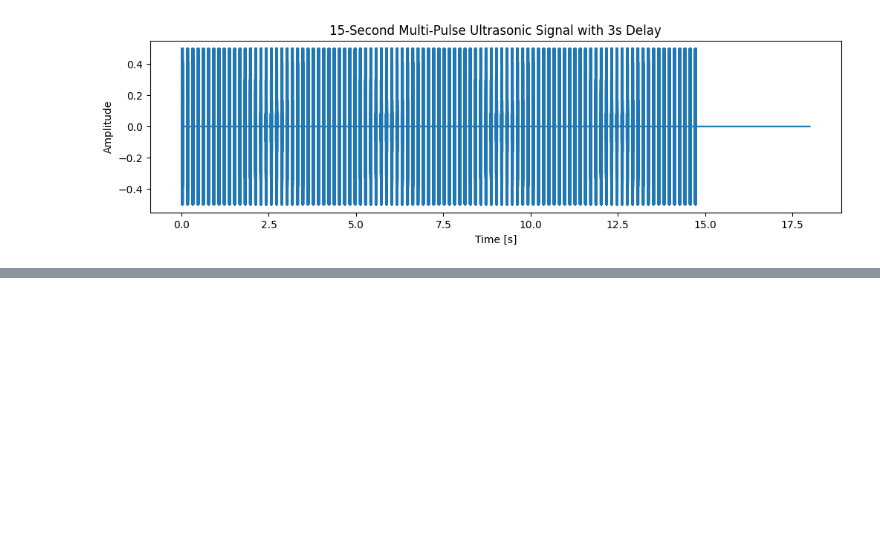
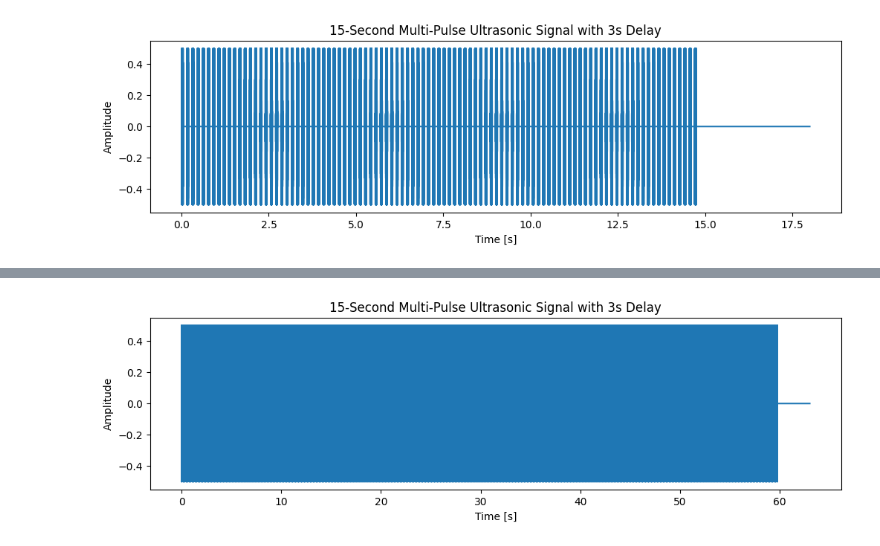
Before and after one commit to chess10kp/cobas, a Jupyter notebook: generate_ultrasonic.ipynb, the cells around one changed output, grey strips where cells are left out. Drawn from its saved outputs; the diff is of its cells as text; code cells hidden in the pictures; blank space fills up the shorter version.

```diff
--- a/generate_ultrasonic.ipynb
+++ b/generate_ultrasonic.ipynb
@@ -653,3 +466,84 @@ Number of pulses to fit 15.0s: 99
 Added 3.0 s silent delay at the end
 Multi-pulse ultrasonic signal with delay saved as 'ultrasonic_multi_pulse_15s_with_delay.wav'
 [figure]
+# %%
+import numpy as np
+import matplotlib.pyplot as plt
+from scipy.io.wavfile import write
+
+# ------------------------------
+# USER SETTINGS
+# ------------------------------
+sample_rate = 44100       # Sampling rate
+pulse_duration = 0.05     # Each pulse duration in seconds (50 ms)
+gap_duration = 0.1        # Gap between pulses in seconds (100 ms)
+total_duration = 60.0     # Total signal duration ~300 seconds
+start_freq = 15000        # Start frequency of sweep (Hz)
+end_freq = 19000          # End frequency of sweep (Hz)
+amplitude = 0.5           # Signal amplitude
+playback_delay = 3.0      # Delay after each playback in seconds
+
+# ------------------------------
+# GENERATE SINGLE PULSE (linear chirp)
+# ------------------------------
+t_pulse = np.linspace(0, pulse_duration, int(sample_rate * pulse_duration), endpoint=False)
+
+# Linear chirp formula
+pulse = amplitude * np.sin(2 * np.pi * (start_freq * t_pulse +
+                                       ((end_freq - start_freq) / (2 * pulse_duration)) * t_pulse**2))
+
+# Apply fade in/out to reduce clicks
+fade_samples = int(0.005 * sample_rate)  # 5 ms fade
+window = np.ones_like(pulse)
+window[:fade_samples] = np.linspace(0, 1, fade_samples)
+window[-fade_samples:] = np.linspace(1, 0, fade_samples)
+pulse *= window
+
+# ------------------------------
+# CALCULATE NUMBER OF PULSES TO FIT TOTAL DURATION
+# ------------------------------
+pulse_plus_gap = pulse_duration + gap_duration
+num_pulses = int(total_duration / pulse_plus_gap)
+print(f"Number of pulses to fit {total_duration}s: {num_pulses}")
+
+# ------------------------------
+# CREATE MULTIPLE PULSES WITH GAPS
+# ------------------------------
+gap = np.zeros(int(sample_rate * gap_duration))
+multi_pulse_signal = np.array([])
+
+for _ in range(num_pulses):
+    multi_pulse_signal = np.concatenate([multi_pulse_signal, pulse, gap])
+
+# Trim or pad to make exact total duration
+desired_samples = int(total_duration * sample_rate)
+if len(multi_pulse_signal) > desired_samples:
+    multi_pulse_signal = multi_pulse_signal[:desired_samples]
+else:
+    multi_pulse_signal = np.pad(multi_pulse_signal, (0, desired_samples - len(multi_pulse_signal)), 'constant')
+
+# ------------------------------
+# ADD 3-SECOND SILENT DELAY
+# ------------------------------
+delay_samples = int(playback_delay * sample_rate)
+multi_pulse_signal_with_delay = np.concatenate([multi_pulse_signal, np.zeros(delay_samples)])
+print(f"Added {playback_delay} s silent delay at the end")
+
+# ------------------------------
+# SAVE WAV FILE
+# ------------------------------
+output_file = "ultrasonic_multi_pulse_15s_with_delay_1.wav"
+write(output_file, sample_rate, (multi_pulse_signal_with_delay * 32767).astype(np.int16))
+print(f"Multi-pulse ultrasonic signal with delay saved as '{output_file}'")
+
+# ------------------------------
+# PLOT WAVEFORM
+# ------------------------------
+t_total = np.linspace(0, len(multi_pulse_signal_with_delay)/sample_rate, len(multi_pulse_signal_with_delay), endpoint=False)
+plt.figure(figsize=(12, 3))
+plt.plot(t_total, multi_pulse_signal_with_delay)
+plt.title("15-Second Multi-Pulse Ultrasonic Signal with 3s Delay")
+plt.xlabel("Time [s]")
+plt.ylabel("Amplitude")
+plt.show()
+# %% [output]
@@ -655,0 +553 @@ Multi-pulse ultrasonic signal with delay saved as 'ultrasonic_multi_pulse_15s_wi
+[figure, added]
```
Also changed, not shown: parts of 9 cells of this notebook, 3 other files.
